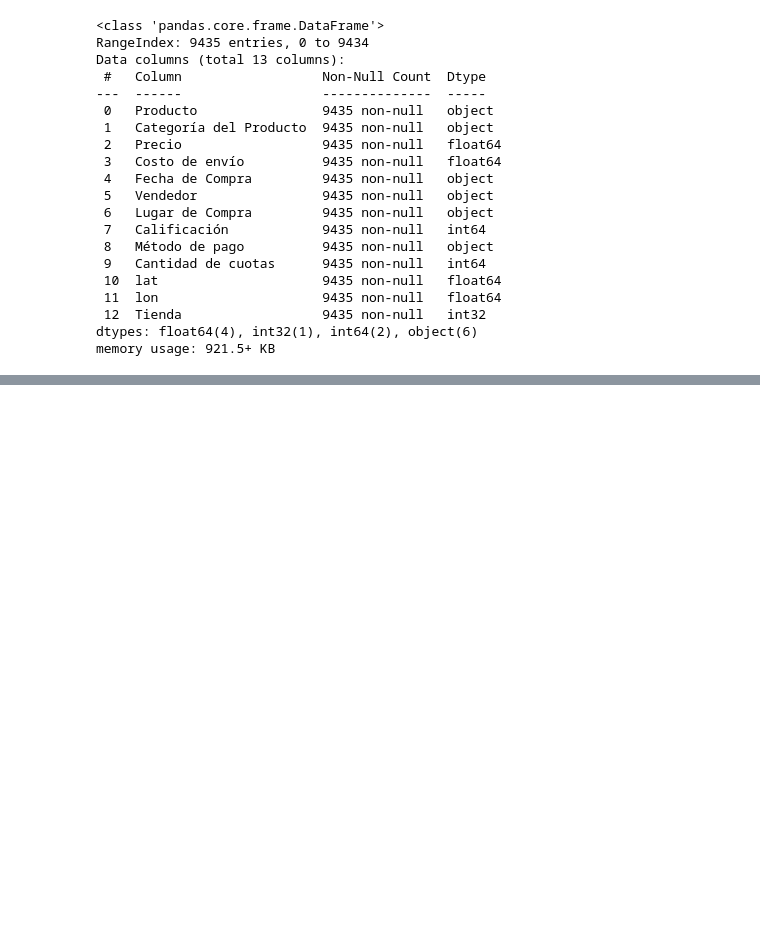
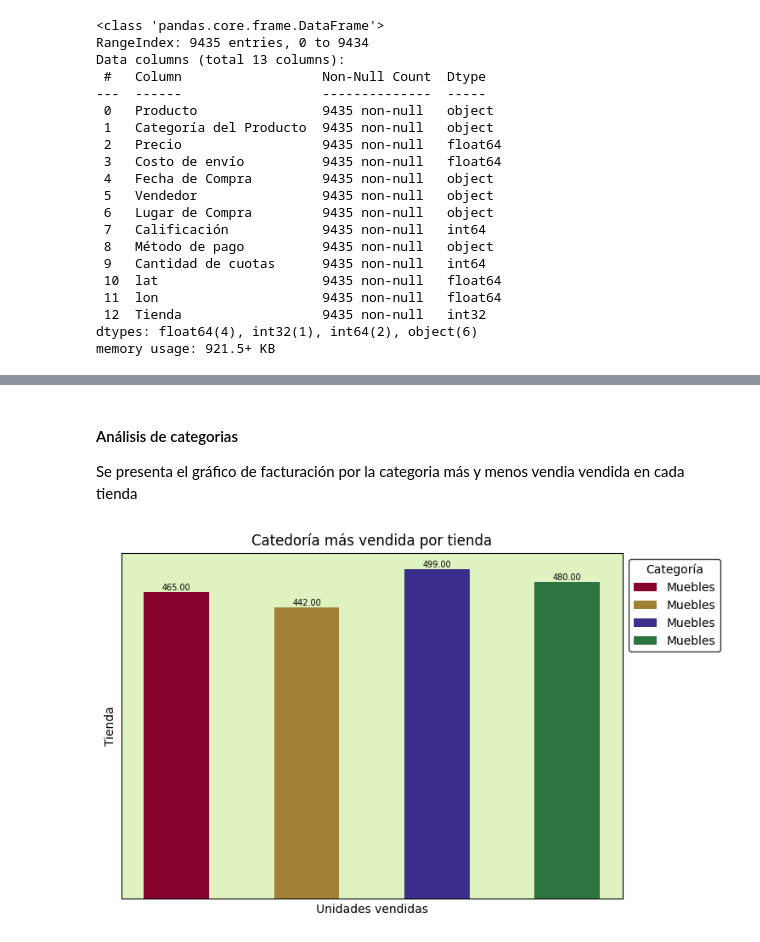
Before and after one commit to Daimond92/analisis-tienda-data-science, a Jupyter notebook: ChallengeAlura.ipynb, the cells around one changed output, grey strips where cells are left out. Cells and saved outputs as stored; diff of their text form; code cells hidden in the pictures; blank space fills up the shorter version.

```diff
--- a/ChallengeAlura.ipynb
+++ b/ChallengeAlura.ipynb
@@ -411,0 +111,19 @@ def grafico_torta(df,categoria:str, valor:str, titulo:str, titulo_leyenda:str):
+# %%
+def ventas_por_categoria_mas(df):
+    try:
+        # Contar la cantidad de productos vendidos por Tienda y Categoría
+        conteo_ventas = df.groupby(['Tienda', 'Categoría del Producto']).size().reset_index(name='Cantidad Vendida')
+
+        # Encontrar el índice de la categoría más popular por Tienda
+        indice_max_por_tienda = conteo_ventas.loc[conteo_ventas.groupby('Tienda')['Cantidad Vendida'].idxmax()]
+
+       # Seleccionar y mostrar las columnas relevantes PARA EL RESULTADO DE LA FUNCIÓN
+        resultado = indice_max_por_tienda[['Tienda', 'Categoría del Producto', 'Cantidad Vendida']]
+
+        return resultado
+
+    except Exception as e:
+        print(f"Ocurrió un error durante el análisis de ventas por categoría: {e}")
+        return None
+
+res_analisis_mas_cat = ventas_por_categoria_mas(df_pandas)
@@ -411,0 +370,8 @@ def grafico_torta(df,categoria:str, valor:str, titulo:str, titulo_leyenda:str):
+# %% [markdown]
+#### Análisis de categorias
+
+Se presenta el gráfico de facturación por la categoria más y menos vendia vendida en cada tienda
+# %%
+graf_cat_mas = grafico_barras(res_analisis_mas_cat,'Categoría del Producto', 'Cantidad Vendida', 'Unidades vendidas', 'Tienda', 'Catedoría más vendida por tienda', 0.5, 'Categoría')
+# %% [output]
+[figure, added]
```
Also changed, not shown: parts of 83 cells of this notebook.
